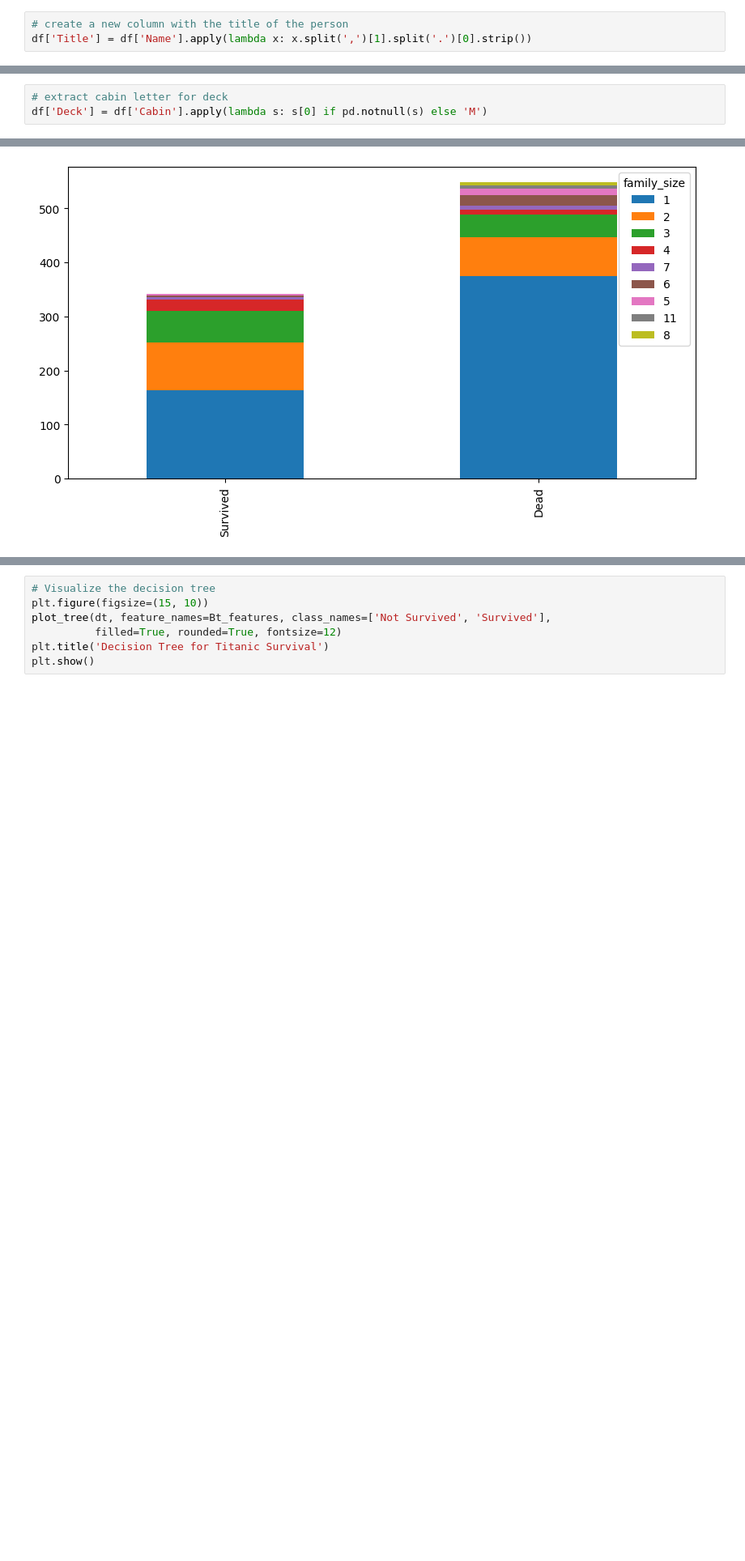
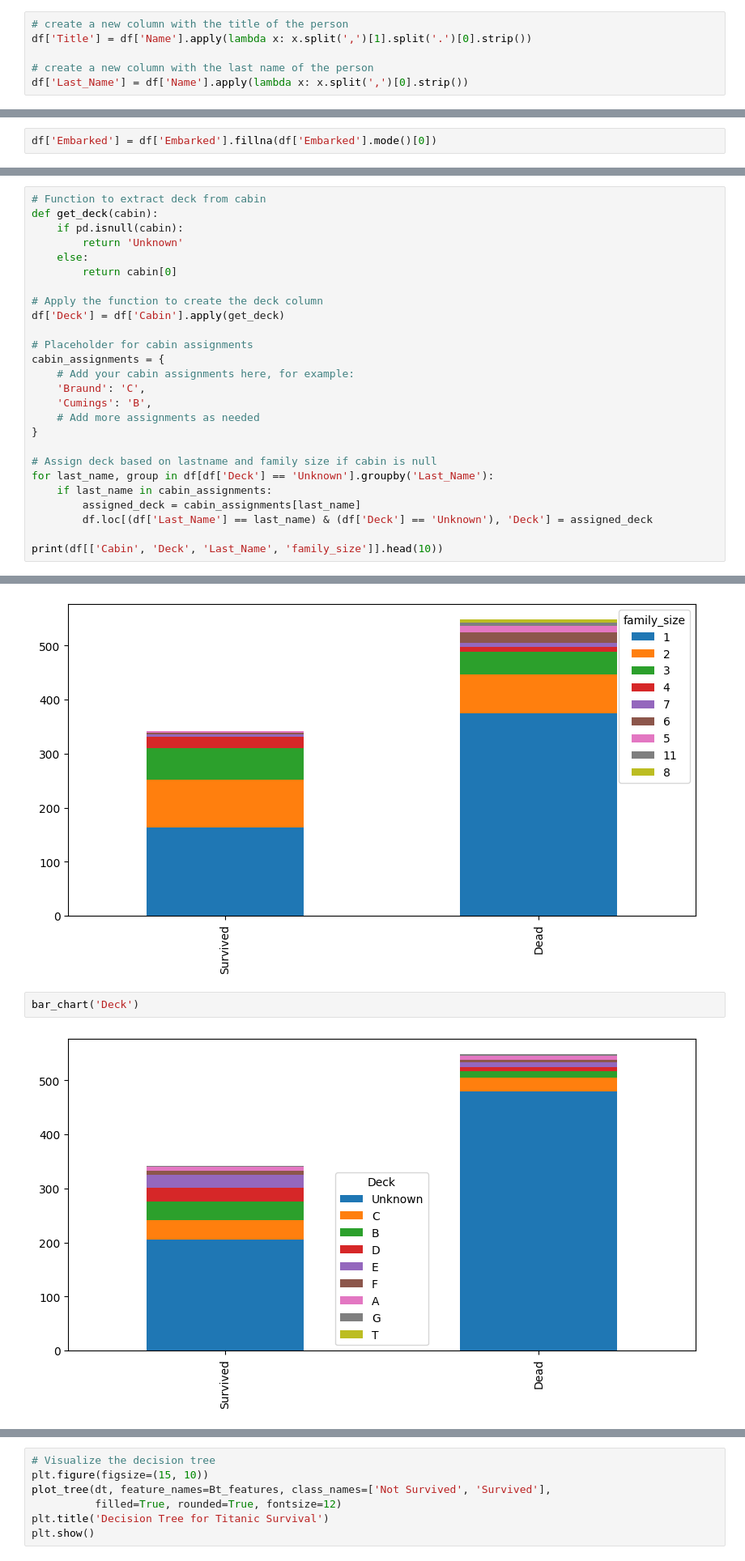
Before and after one commit to pandagod13/titanic, a Jupyter notebook: Titanic.ipynb, the cells around one changed output, grey strips where cells are left out. Shown at 81% size. Drawn from its saved outputs; the diff is of its cells as text; blank space fills up the shorter version.

Commit message:
Add Titanic survival prediction dashboard with data preprocessing, model training, and visualization

```diff
--- a/Titanic.ipynb
+++ b/Titanic.ipynb
@@ -85,6 +69,9 @@ dtype: int64
 # %%
 # create a new column with the title of the person
 df['Title'] = df['Name'].apply(lambda x: x.split(',')[1].split('.')[0].strip())
+
+# create a new column with the last name of the person
+df['Last_Name'] = df['Name'].apply(lambda x: x.split(',')[0].strip())
 # %%
 # check the title of the person and the missing age
 title_comparison = pd.DataFrame({
@@ -146,3 +112,5 @@ array([nan, 'C85', 'C123', 'E46', 'G6', 'C103', 'D56', 'A6',
+# %%
+df['Embarked'] = df['Embarked'].fillna(df['Embarked'].mode()[0])
 # %%
 # # Filling missing Age with median
 # df['Age'].fillna(df['Age'].title_age_median[df['Title']], inplace=True)
@@ -152,8 +120,31 @@ df['Has_Cabin'] = df['Cabin'].apply(lambda x: 0 if pd.isnull(x) else 1)
 
 # Create a new colum for family size
 df['family_size'] = df['SibSp'] + df['Parch'] + 1
-# %%
-# extract cabin letter for deck
-df['Deck'] = df['Cabin'].apply(lambda s: s[0] if pd.notnull(s) else 'M')
 # %%
 df['Age_cat'] = df['Age'].apply(lambda x: 'Kid' if x <= 15 else ('Adult' if x <= 60 else 'Elderly'))
+# %%
+# Function to extract deck from cabin
+def get_deck(cabin):
+    if pd.isnull(cabin):
+        return 'Unknown'
+    else:
+        return cabin[0]
+
+# Apply the function to create the deck column
+df['Deck'] = df['Cabin'].apply(get_deck)
+
+# Placeholder for cabin assignments
+cabin_assignments = {
+    # Add your cabin assignments here, for example:
+    'Braund': 'C',
+    'Cumings': 'B',
+    # Add more assignments as needed
+}
+
+# Assign deck based on lastname and family size if cabin is null
+for last_name, group in df[df['Deck'] == 'Unknown'].groupby('Last_Name'):
+    if last_name in cabin_assignments:
+        assigned_deck = cabin_assignments[last_name]
+        df.loc[(df['Last_Name'] == last_name) & (df['Deck'] == 'Unknown'), 'Deck'] = assigned_deck
+
+print(df[['Cabin', 'Deck', 'Last_Name', 'family_size']].head(10))
@@ -195,6 +220,10 @@ bar_chart('Age_cat')
 bar_chart('family_size')
 # %% [output]
 [figure]
+# %%
+bar_chart('Deck')
+# %% [output]
+[figure, added]
 # %%
 # create a combined feature for gender and class
 df['Sex_Pclass'] = df['Sex'] + '_' + df['Age_cat'].astype(str)
```
Also changed, not shown: parts of 8 cells of this notebook, 1 other file.
